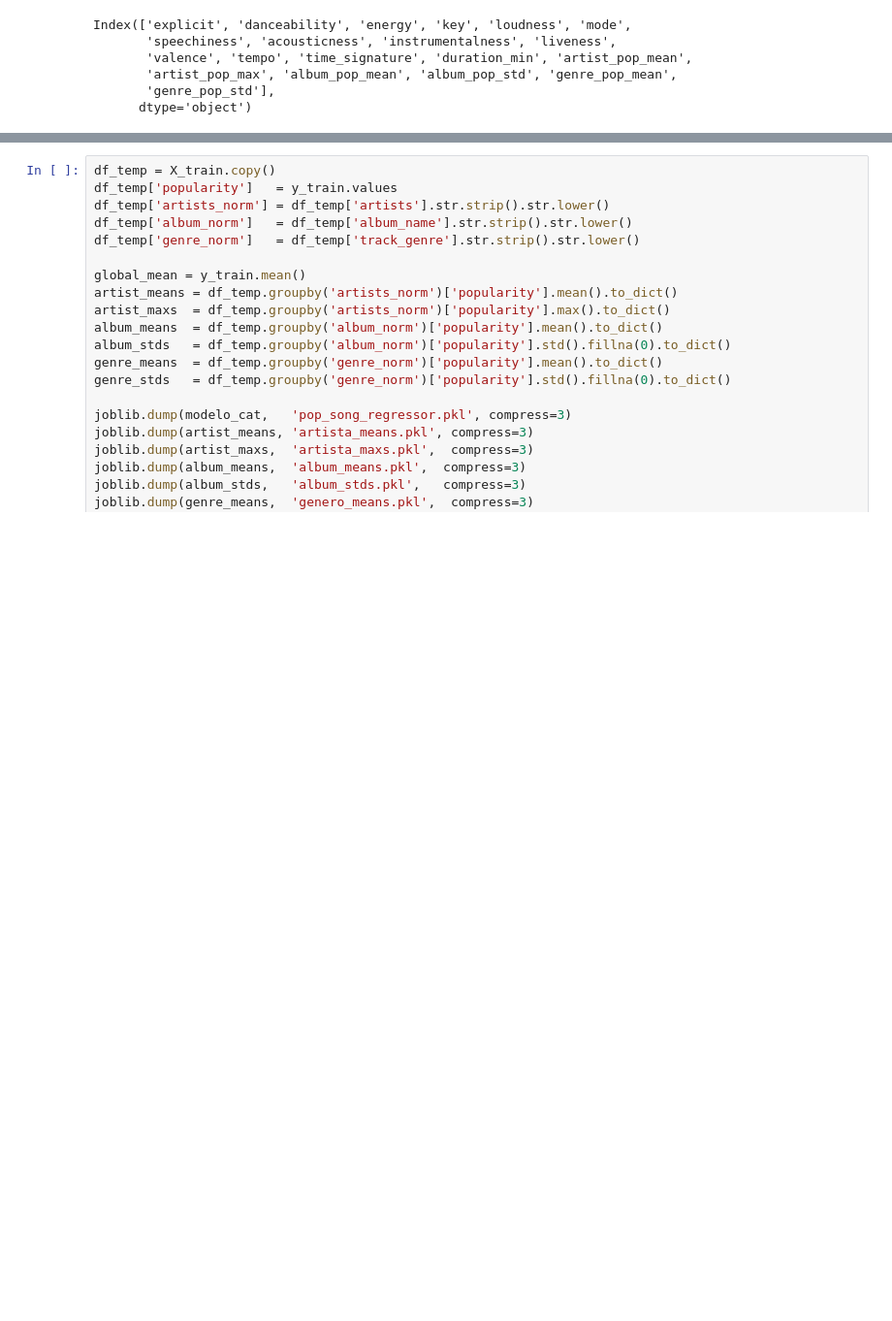
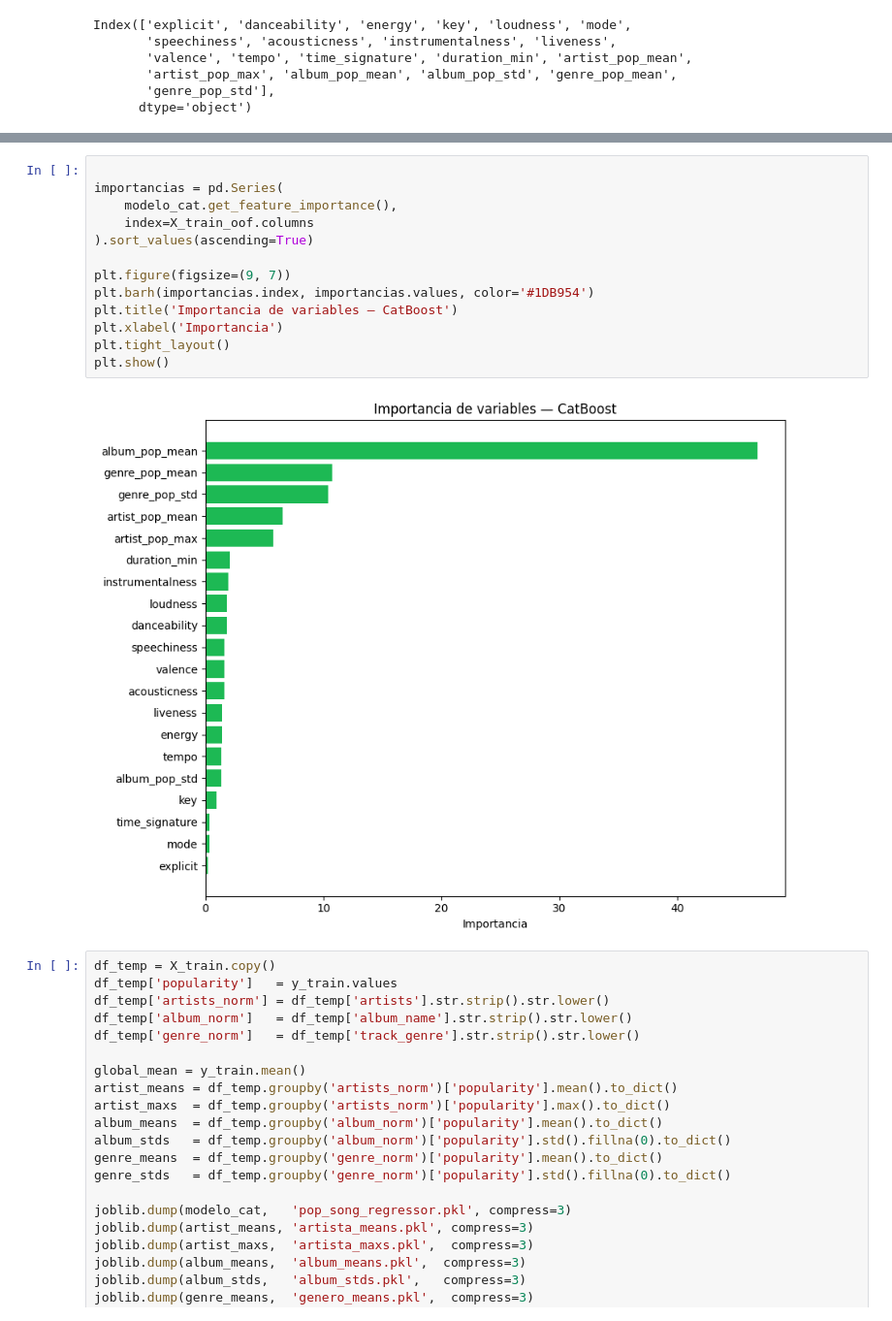
Before and after one commit to JohanManjarresMIAD/JohanManjarresMIAD-JohanManjarresMIAD-MIAD_ML_NLP_2026-Grupo_26, a Jupyter notebook: Semana 3/S3P1_proyecto1_v3.ipynb, the cells around one changed output, grey strips where cells are left out. Shown at 97% size. Saved outputs shown, nothing was run; the diff lists cells and outputs as text; blank space fills up the shorter version.

Commit message:
Analisis de importancia

```diff
--- a/Semana 3/S3P1_proyecto1_v3.ipynb
+++ b/Semana 3/S3P1_proyecto1_v3.ipynb
@@ -258,3 +288,18 @@ MAE: 4.871482315325403
+# %%
+
+importancias = pd.Series(
+    modelo_cat.get_feature_importance(),
+    index=X_train_oof.columns
+).sort_values(ascending=True)
+
+plt.figure(figsize=(9, 7))
+plt.barh(importancias.index, importancias.values, color='#1DB954')
+plt.title('Importancia de variables — CatBoost')
+plt.xlabel('Importancia')
+plt.tight_layout()
+plt.show()
+# %% [output]
+[figure, added]
 # %%
 df_temp = X_train.copy()
 df_temp['popularity']   = y_train.values
```
Also changed, not shown: parts of 3 cells of this notebook, 7 other files.
